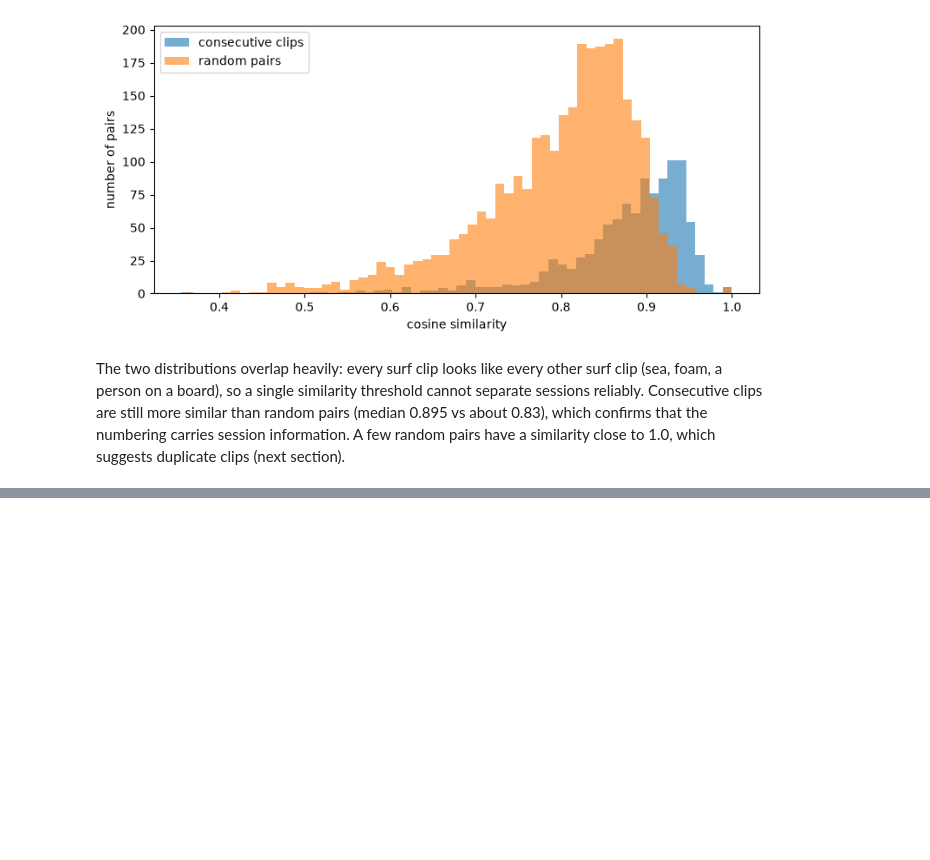
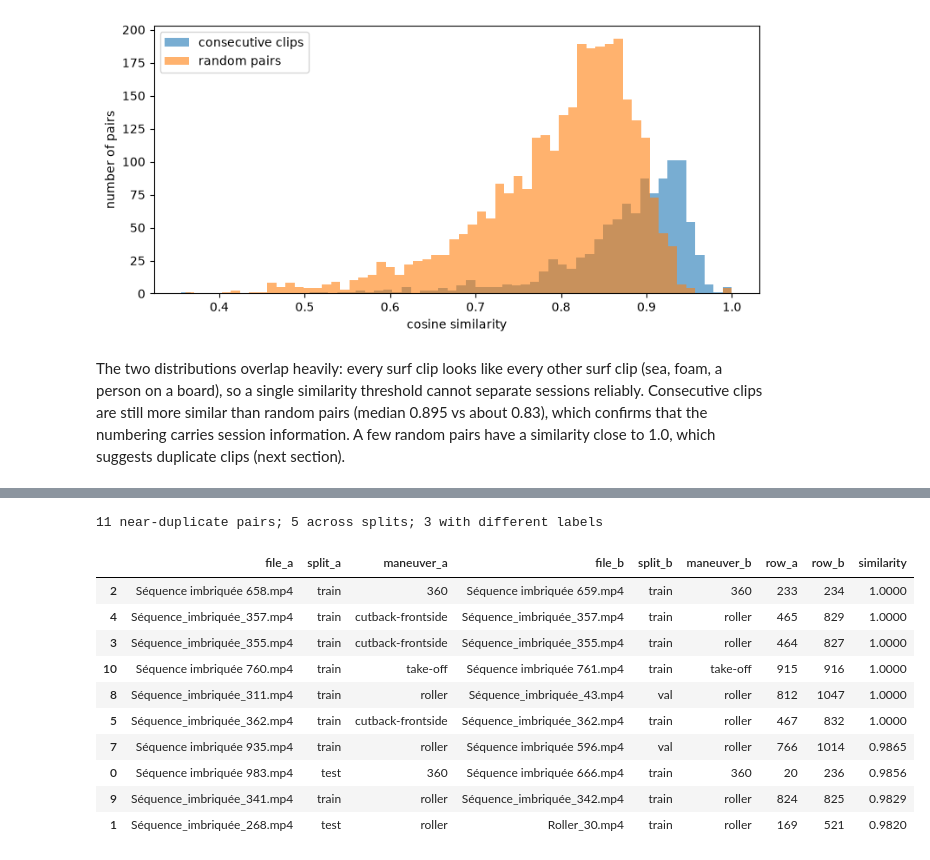
Before and after one commit to fabriciogmaraes/surf-maneuver-recognition, a Jupyter notebook: notebooks/02_session_split.ipynb, the cells around one changed output, grey strips where cells are left out. Drawn from its saved outputs; the diff is of its cells as text; code cells hidden in the pictures; blank space fills up the shorter version.

```diff
--- a/notebooks/02_session_split.ipynb
+++ b/notebooks/02_session_split.ipynb
@@ -136,0 +144,31 @@ A few random pairs have a similarity close to 1.0, which suggests duplicate clip
+# %%
+# Similarity between every pair of clips (1062 x 1062 matrix)
+sim_matrix = embeddings @ embeddings.T
+
+# Upper triangle only (each pair once, no self-pairs), above a near-duplicate threshold
+i, j = np.where(np.triu(sim_matrix, k=1) > 0.98)
+
+dups = pd.DataFrame({
+    "file_a": df["file"].to_numpy()[i], "split_a": df["split"].to_numpy()[i], "maneuver_a": df["maneuver"].to_numpy()[i],
+    "file_b": df["file"].to_numpy()[j], "split_b": df["split"].to_numpy()[j], "maneuver_b": df["maneuver"].to_numpy()[j],
+    "row_a": i, "row_b": j,
+    "similarity": sim_matrix[i, j].round(4),
+}).sort_values("similarity", ascending=False)
+
+print(len(dups), "near-duplicate pairs;",
+      (dups["split_a"] != dups["split_b"]).sum(), "across splits;",
+      (dups["maneuver_a"] != dups["maneuver_b"]).sum(), "with different labels")
+dups.head(10)
+# %% [output]
+11 near-duplicate pairs; 5 across splits; 3 with different labels
+|  | file_a | split_a | maneuver_a | file_b | split_b | maneuver_b | row_a | row_b | similarity |
+| 2 | Séquence imbriquée 658.mp4 | train | 360 | Séquence imbriquée 659.mp4 | train | 360 | 233 | 234 | 1.0000 |
+| 4 | Séquence_imbriquée_357.mp4 | train | cutback-frontside | Séquence_imbriquée_357.mp4 | train | roller | 465 | 829 | 1.0000 |
+| 3 | Séquence_imbriquée_355.mp4 | train | cutback-frontside | Séquence_imbriquée_355.mp4 | train | roller | 464 | 827 | 1.0000 |
+| 10 | Séquence imbriquée 760.mp4 | train | take-off | Séquence imbriquée 761.mp4 | train | take-off | 915 | 916 | 1.0000 |
+| 8 | Séquence_imbriquée_311.mp4 | train | roller | Séquence_imbriquée_43.mp4 | val | roller | 812 | 1047 | 1.0000 |
+| 5 | Séquence_imbriquée_362.mp4 | train | cutback-frontside | Séquence_imbriquée_362.mp4 | train | roller | 467 | 832 | 1.0000 |
+| 7 | Séquence imbriquée 935.mp4 | train | roller | Séquence imbriquée 596.mp4 | val | roller | 766 | 1014 | 0.9865 |
+| 0 | Séquence imbriquée 983.mp4 | test | 360 | Séquence imbriquée 666.mp4 | train | 360 | 20 | 236 | 0.9856 |
+| 9 | Séquence_imbriquée_341.mp4 | train | roller | Séquence_imbriquée_342.mp4 | train | roller | 824 | 825 | 0.9829 |
+| 1 | Séquence_imbriquée_268.mp4 | test | roller | Roller_30.mp4 | train | roller | 169 | 521 | 0.9820 |
```
Also changed, not shown: parts of 18 cells of this notebook.
